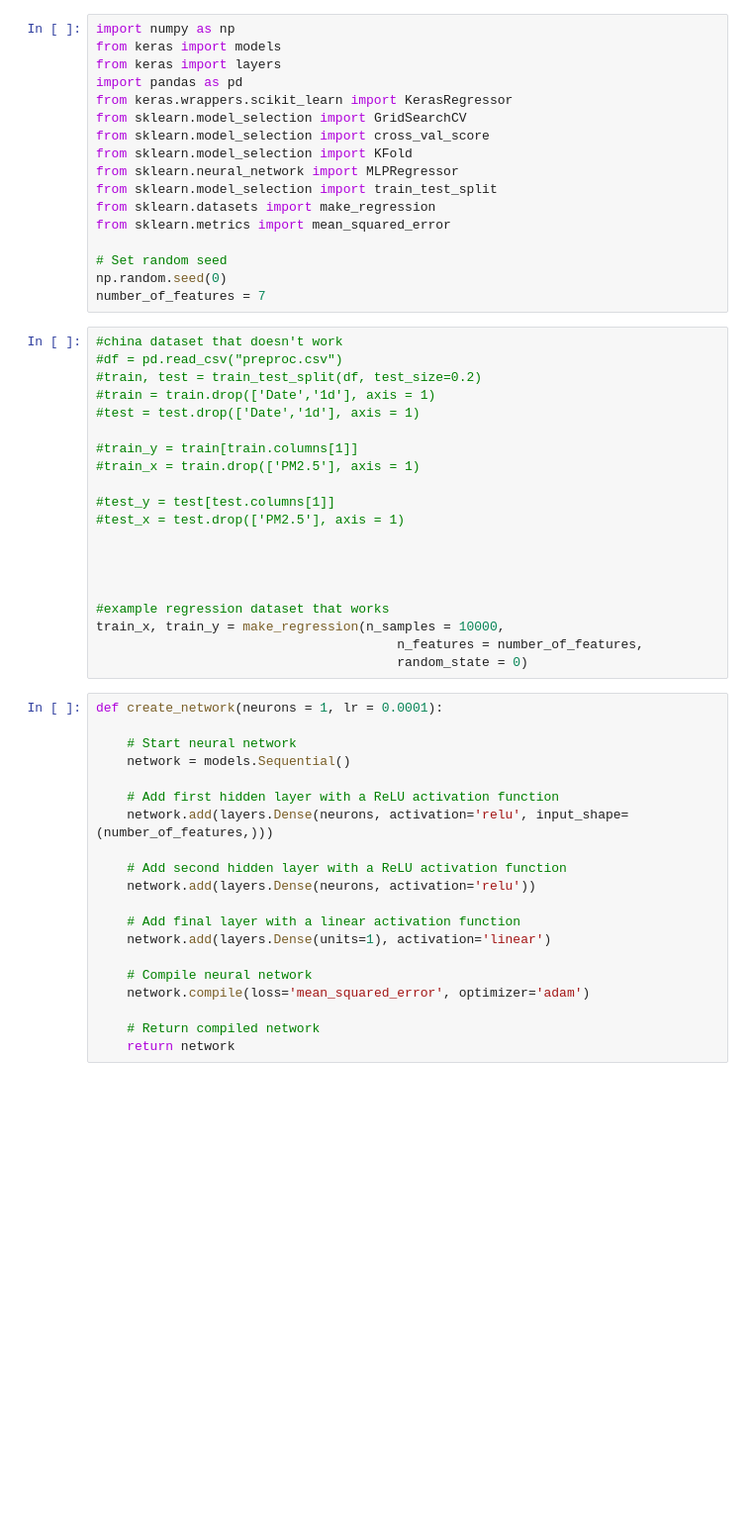
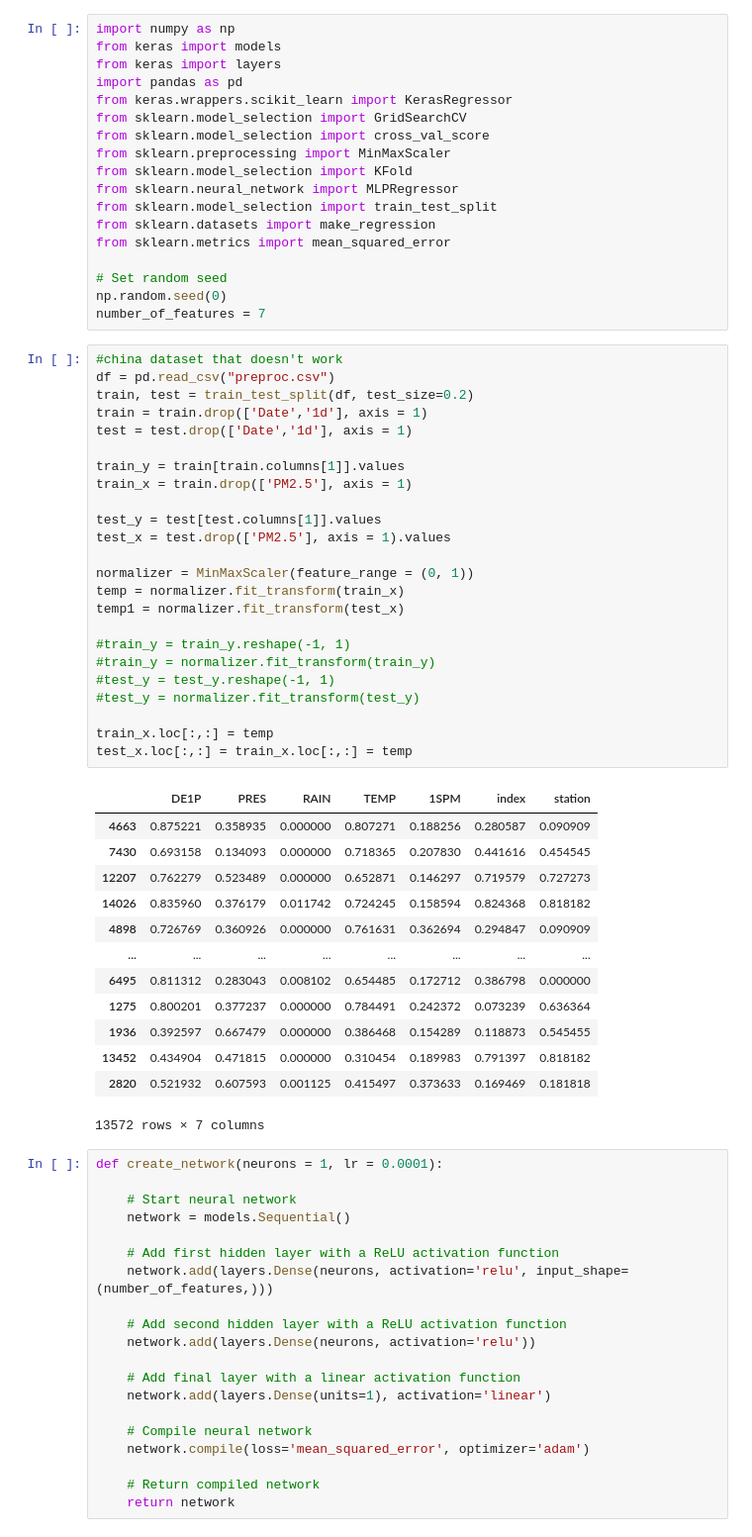
Before and after one commit to bsammor/machine-learning, a Jupyter notebook: keras and sklearn optimization.ipynb, the cells around one changed output. Shown: that part at 99% size. Cells and saved outputs as stored; diff of their text form; blank space fills up the shorter version.

```diff
--- a/keras and sklearn optimization.ipynb
+++ b/keras and sklearn optimization.ipynb
@@ -6,6 +6,7 @@ import pandas as pd
 from keras.wrappers.scikit_learn import KerasRegressor
 from sklearn.model_selection import GridSearchCV
 from sklearn.model_selection import cross_val_score
+from sklearn.preprocessing import MinMaxScaler
 from sklearn.model_selection import KFold
 from sklearn.neural_network import MLPRegressor
 from sklearn.model_selection import train_test_split
@@ -17,24 +18,42 @@ np.random.seed(0)
 number_of_features = 7
 # %%
 #china dataset that doesn't work
-#df = pd.read_csv("preproc.csv")
-#train, test = train_test_split(df, test_size=0.2)
-#train = train.drop(['Date','1d'], axis = 1)
-#test = test.drop(['Date','1d'], axis = 1)
+df = pd.read_csv("preproc.csv")
+train, test = train_test_split(df, test_size=0.2)
+train = train.drop(['Date','1d'], axis = 1)
+test = test.drop(['Date','1d'], axis = 1)
 
-#train_y = train[train.columns[1]]
-#train_x = train.drop(['PM2.5'], axis = 1)
+train_y = train[train.columns[1]].values
+train_x = train.drop(['PM2.5'], axis = 1)
 
-#test_y = test[test.columns[1]]
-#test_x = test.drop(['PM2.5'], axis = 1)
+test_y = test[test.columns[1]].values
+test_x = test.drop(['PM2.5'], axis = 1).values
 
+normalizer = MinMaxScaler(feature_range = (0, 1))
+temp = normalizer.fit_transform(train_x)
+temp1 = normalizer.fit_transform(test_x)
 
+#train_y = train_y.reshape(-1, 1)
+#train_y = normalizer.fit_transform(train_y)
+#test_y = test_y.reshape(-1, 1)
+#test_y = normalizer.fit_transform(test_y)
 
-
-#example regression dataset that works
-train_x, train_y = make_regression(n_samples = 10000,
-                                       n_features = number_of_features,
-                                       random_state = 0)
+train_x.loc[:,:] = temp
+test_x.loc[:,:] = train_x.loc[:,:] = temp
+# %% [output]
+|  | DE1P | PRES | RAIN | TEMP | 1SPM | index | station |
+| 4663 | 0.875221 | 0.358935 | 0.000000 | 0.807271 | 0.188256 | 0.280587 | 0.090909 |
+| 7430 | 0.693158 | 0.134093 | 0.000000 | 0.718365 | 0.207830 | 0.441616 | 0.454545 |
+| 12207 | 0.762279 | 0.523489 | 0.000000 | 0.652871 | 0.146297 | 0.719579 | 0.727273 |
+| 14026 | 0.835960 | 0.376179 | 0.011742 | 0.724245 | 0.158594 | 0.824368 | 0.818182 |
+| 4898 | 0.726769 | 0.360926 | 0.000000 | 0.761631 | 0.362694 | 0.294847 | 0.090909 |
+| ... | ... | ... | ... | ... | ... | ... | ... |
+| 6495 | 0.811312 | 0.283043 | 0.008102 | 0.654485 | 0.172712 | 0.386798 | 0.000000 |
+| 1275 | 0.800201 | 0.377237 | 0.000000 | 0.784491 | 0.242372 | 0.073239 | 0.636364 |
+| 1936 | 0.392597 | 0.667479 | 0.000000 | 0.386468 | 0.154289 | 0.118873 | 0.545455 |
+| 13452 | 0.434904 | 0.471815 | 0.000000 | 0.310454 | 0.189983 | 0.791397 | 0.818182 |
+| 2820 | 0.521932 | 0.607593 | 0.001125 | 0.415497 | 0.373633 | 0.169469 | 0.181818 |
+13572 rows × 7 columns
 # %%
 def create_network(neurons = 1, lr = 0.0001):
 
```
Also changed, not shown: parts of 2 cells of this notebook, 10 other files.
